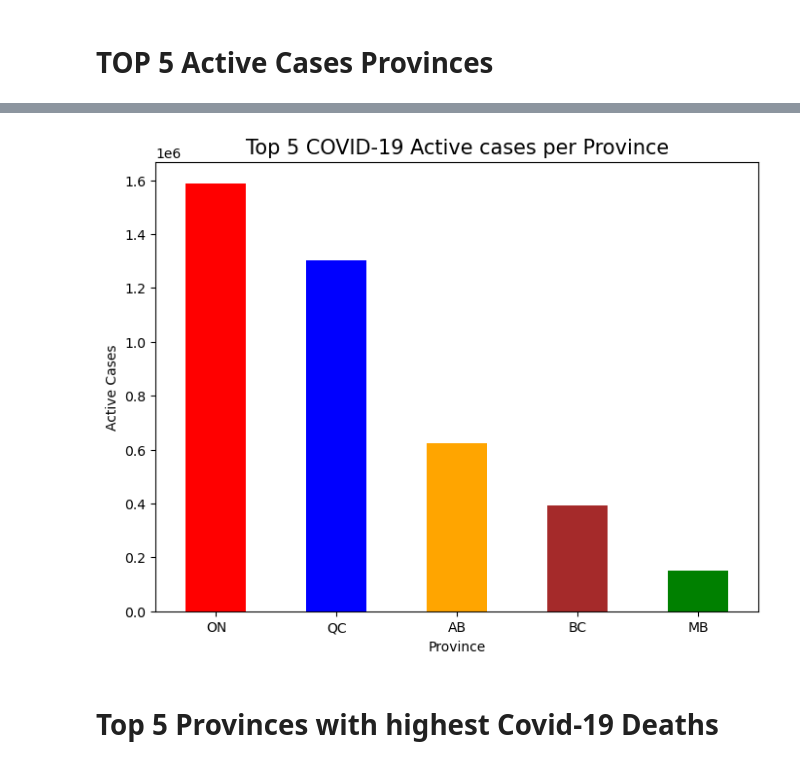
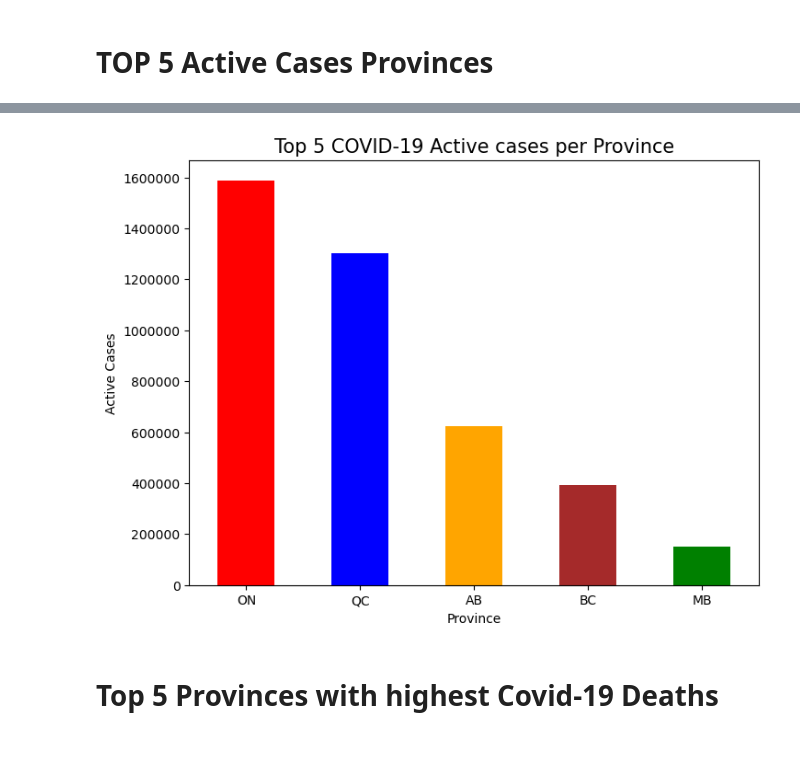
Before and after one commit to svafaeva93/Covid19AnalysisCanada, a Jupyter notebook: Data_extraction_API.ipynb, the cells around one changed output, grey strips where cells are left out. Drawn from its saved outputs; the diff is of its cells as text; code cells hidden in the pictures.

```diff
--- a/Data_extraction_API.ipynb
+++ b/Data_extraction_API.ipynb
@@ -276,16 +278,17 @@ Active_cases_per_province_df.head()
 # %%
 # set the colors for the bars
 colors = ['red', 'blue', 'orange', 'brown', 'green']
 ax = Active_cases_per_province_df.plot.bar(y = 'Active Cases', figsize=(8,6), color = colors, rot=0, legend=None)
 # set the axis labels and title
 ax.set_xlabel('Province')
 ax.set_ylabel('Active Cases')
 ax.set_title("Top 5 COVID-19 Active cases per Province", size = 15)
-ax.set_yscale('linear')
 # display the plot
+plt.savefig("Output/Top 5 COVID-19 Active cases per Province.png")
+plt.gca().yaxis.set_major_formatter(ticker.FuncFormatter(lambda y, _: '{:.0f}'.format(y)))
 plt.show()
 # %% [output]
-[figure, old version]
+[figure, new version]
 # %% [markdown]
 # Top 5 Provinces with highest Covid-19 Deaths
 # %%
```
Also changed, not shown: parts of 17 cells of this notebook.
